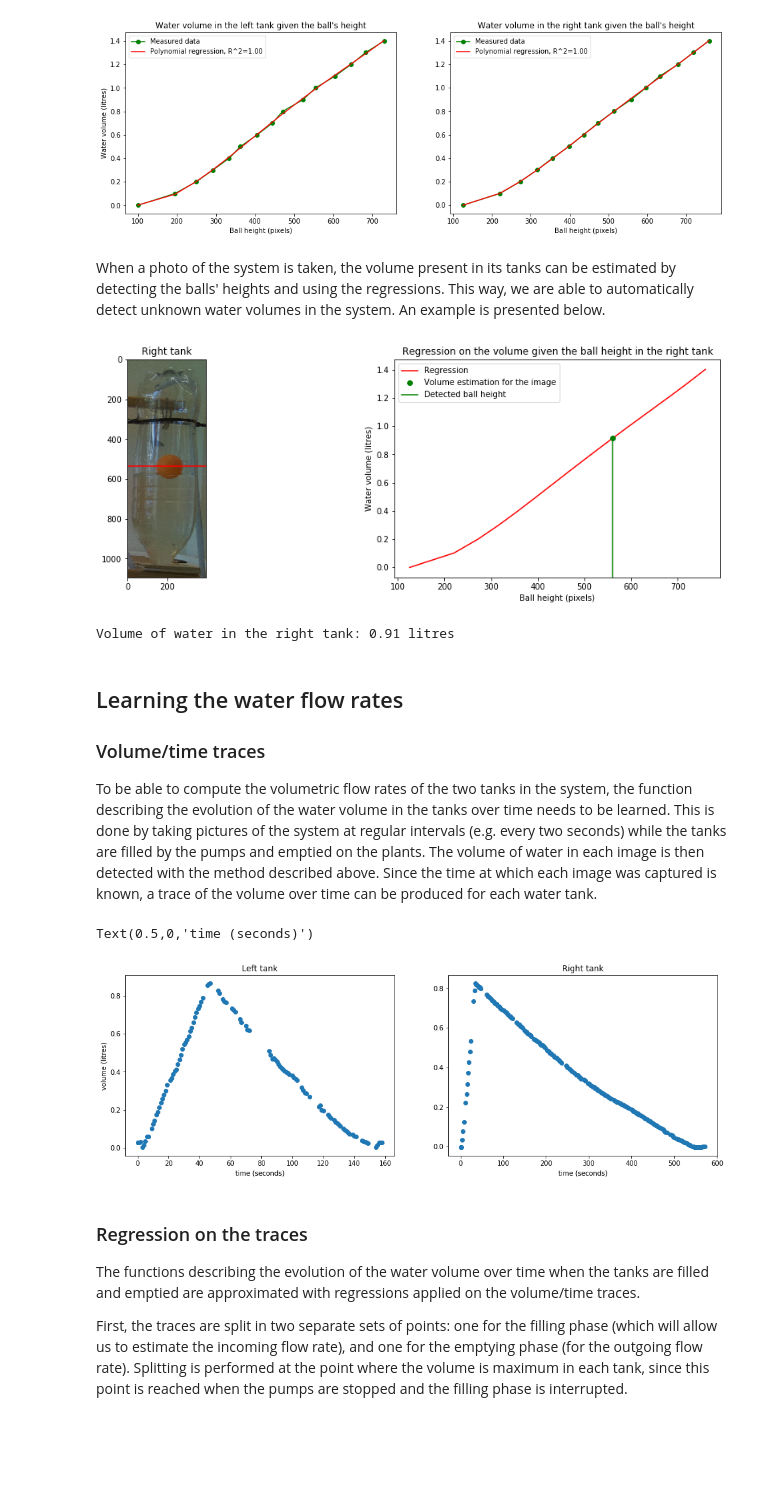
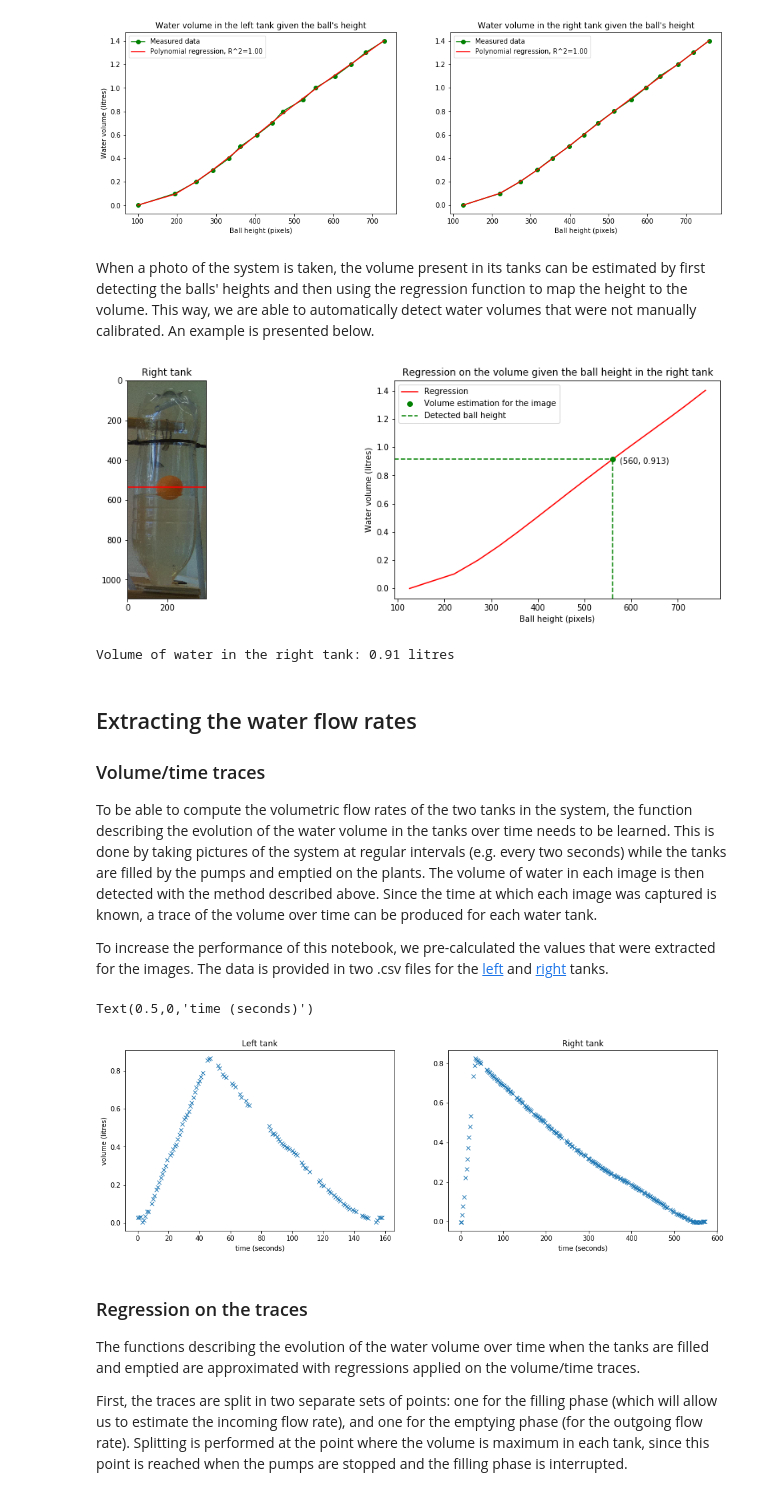
Before and after one commit to crestdsl/CREST, a Jupyter notebook: FlowCalculation.ipynb, the cells around one changed output. Drawn from its saved outputs; the diff is of its cells as text; code cells hidden in the pictures; blank space fills up the shorter version.

Commit message:
update notebooks, add pwlf to docker

```diff
--- a/FlowCalculation.ipynb
+++ b/FlowCalculation.ipynb
@@ -104,7 +120,7 @@ ax2.set_title("Water volume in the right tank given the ball's height")
 Text(0.5,1,"Water volume in the right tank given the ball's height")
 [figure]
 # %% [markdown]
-When a photo of the system is taken, the volume present in its tanks can be estimated by detecting the balls' heights and using the regressions. This way, we are able to automatically detect unknown water volumes in the system. An example is presented below.
+When a photo of the system is taken, the volume present in its tanks can be estimated by first detecting the balls' heights and then using the regression function to map the height to the volume. This way, we are able to automatically detect water volumes that were not manually calibrated. An example is presented below.
 # %%
 from utils import get_ball_height
 
@@ -118,7 +134,7 @@ ball_height = get_ball_height(image, 80, right_crop['topleft'], right_crop['bott
 height_poly = poly.fit_transform(ball_height) #np.c_[ball_height, np.square(ball_height), np.power(ball_height, 3), np.power(ball_height, 4)]
 volume = reg_right.predict(height_poly)
 
-# The result is plotted.
+# Plot the result and a visualisation.
 cropped_image = crop_image(image, right_crop['topleft'], right_crop['bottomright'])
 fig = plt.figure()
 ax1 = fig.add_subplot(1, 2, 1)
@@ -128,9 +144,12 @@ ax1.set_title('Right tank')
 
 ax2 = fig.add_subplot(1, 2, 2)
 ax2.plot(x_right, y_pred_right, '-r')
-_, _, ymin, ymax = ax2.axis()
+xmin, xmax, ymin, ymax = ax2.axis()
 ax2.plot(ball_height, volume, 'og')
-ax2.axvline(x=ball_height, ymin=0, ymax=(volume-ymin)/(ymax-ymin), color='g')
+ax2.axhline(y=volume, xmin=0, xmax=(ball_height-xmin)/(xmax-xmin), color='g', linestyle="dashed")
+ax2.axvline(x=ball_height, ymin=0, ymax=(volume-ymin)/(ymax-ymin), color='g', linestyle="dashed")
+ax2.annotate(f"({ball_height}, {volume[0][0]:{2}.{3}})", xy=(ball_height, volume), xytext=(ball_height+15, volume-0.025))
+
 ax2.set_title('Regression on the volume given the ball height in the right tank')
 ax2.legend(['Regression', 'Volume estimation for the image', 'Detected ball height'])
 plt.xlabel('Ball height (pixels)')
@@ -139,32 +158,35 @@ plt.show()
 
 print("Volume of water in the right tank: {:.2f} litres".format(volume[0][0]))
 # %% [output]
-[figure, old version]
+[figure, new version]
 Volume of water in the right tank: 0.91 litres
 # %% [markdown]
-## Learning the water flow rates
+## Extracting the water flow rates
 
 ### Volume/time traces
 To be able to compute the volumetric flow rates of the two tanks in the system, the function describing the evolution of the water volume in the tanks over time needs to be learned. This is done by taking pictures of the system at regular intervals (e.g. every two seconds) while the tanks are filled by the pumps and emptied on the plants. The volume of water in each image is then detected with the method described above. Since the time at which each image was captured is known, a trace of the volume over time can be produced for each water tank.
+
+To increase the performance of this notebook, we pre-calculated the values that were extracted for the images.
+The data is provided in two .csv files for the [left](files/time_volume_left.csv) and [right](files/time_volume_right.csv) tanks.
 # %%
 # The traces of the water volume over time for the left and right tank
 # are loaded.
 xflow_left, yflow_left = load_data('files/time_volume_left.csv')
 xflow_right, yflow_right = load_data('files/time_volume_right.csv')
 
 fig = plt.figure()
 ax1 = fig.add_subplot(1,2,1)
-ax1.plot(xflow_left, yflow_left, 'o')
+ax1.plot(xflow_left, yflow_left, 'x')
 ax1.set_title("Left tank")
 plt.xlabel('time (seconds)')
 plt.ylabel('volume (litres)')
 ax2 = fig.add_subplot(1,2,2)
-ax2.plot(xflow_right, yflow_right, 'o')
+ax2.plot(xflow_right, yflow_right, 'x')
 ax2.set_title("Right tank")
 plt.xlabel('time (seconds)')
 # %% [output]
 Text(0.5,0,'time (seconds)')
-[figure, old version]
+[figure, new version]
 # %% [markdown]
 ### Regression on the traces
 The functions describing the evolution of the water volume over time when the tanks are filled and emptied are approximated with regressions applied on the volume/time traces.
```
Also changed, not shown: parts of 8 cells of this notebook, 2 other files.
